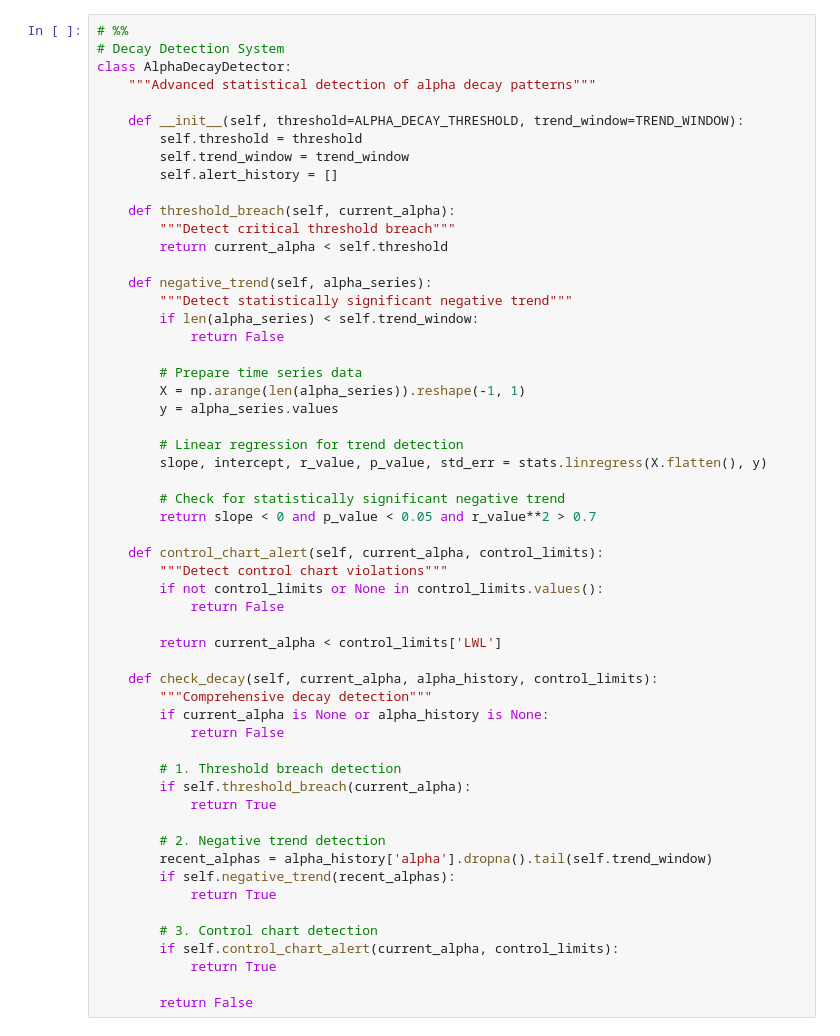
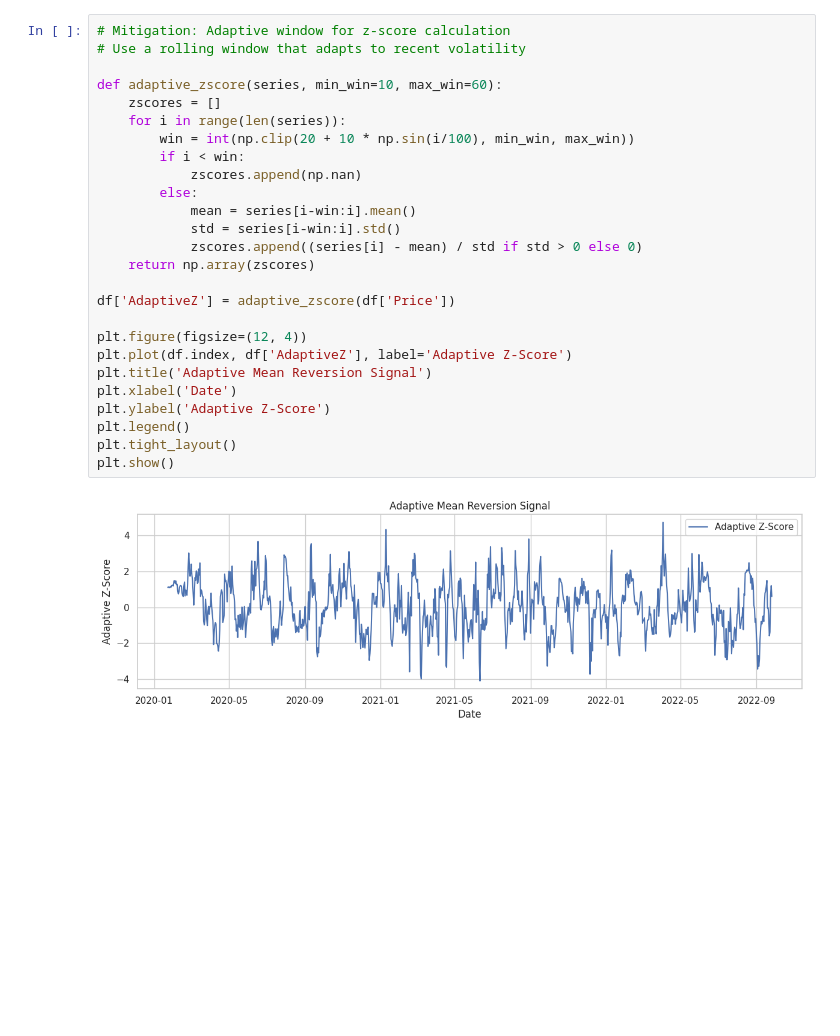
Before and after one commit to spinortechnologies/spinortechnologies, a Jupyter notebook: Strategies/MeanReversion/AntiAlphaDecay.ipynb, the cells around one changed output. Drawn from its saved outputs; the diff is of its cells as text; blank space fills up the shorter version.

```diff
--- a/Strategies/MeanReversion/AntiAlphaDecay.ipynb
+++ b/Strategies/MeanReversion/AntiAlphaDecay.ipynb
@@ -283,57 +760,29 @@ graph TD
 # %%
-# %%
-# Decay Detection System
-class AlphaDecayDetector:
-    """Advanced statistical detection of alpha decay patterns"""
+# Mitigation: Adaptive window for z-score calculation
+# Use a rolling window that adapts to recent volatility
 
-    def __init__(self, threshold=ALPHA_DECAY_THRESHOLD, trend_window=TREND_WINDOW):
-        self.threshold = threshold
-        self.trend_window = trend_window
-        self.alert_history = []
+def adaptive_zscore(series, min_win=10, max_win=60):
+    zscores = []
+    for i in range(len(series)):
+        win = int(np.clip(20 + 10 * np.sin(i/100), min_win, max_win))
+        if i < win:
+            zscores.append(np.nan)
+        else:
+            mean = series[i-win:i].mean()
+            std = series[i-win:i].std()
+            zscores.append((series[i] - mean) / std if std > 0 else 0)
+    return np.array(zscores)
 
-    def threshold_breach(self, current_alpha):
-        """Detect critical threshold breach"""
-        return current_alpha < self.threshold
+df['AdaptiveZ'] = adaptive_zscore(df['Price'])
 
-    def negative_trend(self, alpha_series):
-        """Detect statistically significant negative trend"""
-        if len(alpha_series) < self.trend_window:
-            return False
-
-        # Prepare time series data
-        X = np.arange(len(alpha_series)).reshape(-1, 1)
-        y = alpha_series.values
-
-        # Linear regression for trend detection
-        slope, intercept, r_value, p_value, std_err = stats.linregress(X.flatten(), y)
-
-        # Check for statistically significant negative trend
-        return slope < 0 and p_value < 0.05 and r_value**2 > 0.7
-
-    def control_chart_alert(self, current_alpha, control_limits):
-        """Detect control chart violations"""
-        if not control_limits or None in control_limits.values():
-            return False
-
-        return current_alpha < control_limits['LWL']
-
-    def check_decay(self, current_alpha, alpha_history, control_limits):
-        """Comprehensive decay detection"""
-        if current_alpha is None or alpha_history is None:
-            return False
-
-        # 1. Threshold breach detection
-        if self.threshold_breach(current_alpha):
-            return True
-
-        # 2. Negative trend detection
-        recent_alphas = alpha_history['alpha'].dropna().tail(self.trend_window)
-        if self.negative_trend(recent_alphas):
-            return True
-
-        # 3. Control chart detection
-        if self.control_chart_alert(current_alpha, control_limits):
-            return True
-
-        return False
+plt.figure(figsize=(12, 4))
+plt.plot(df.index, df['AdaptiveZ'], label='Adaptive Z-Score')
+plt.title('Adaptive Mean Reversion Signal')
+plt.xlabel('Date')
+plt.ylabel('Adaptive Z-Score')
+plt.legend()
+plt.tight_layout()
+plt.show()
+# %% [output]
+[figure, added]
 # %% [markdown]
```
Also changed, not shown: parts of 24 cells of this notebook, 2 other files.
